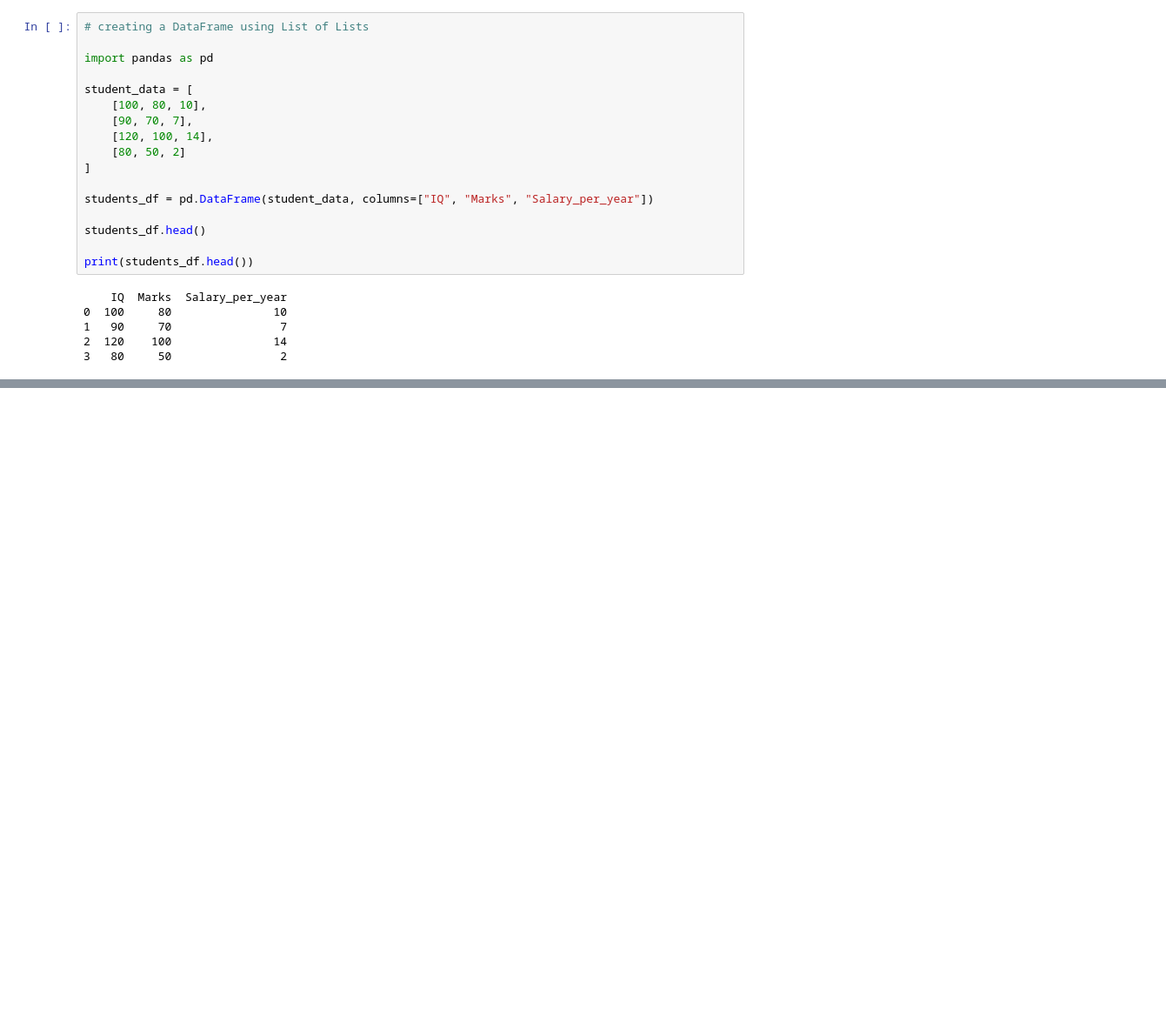
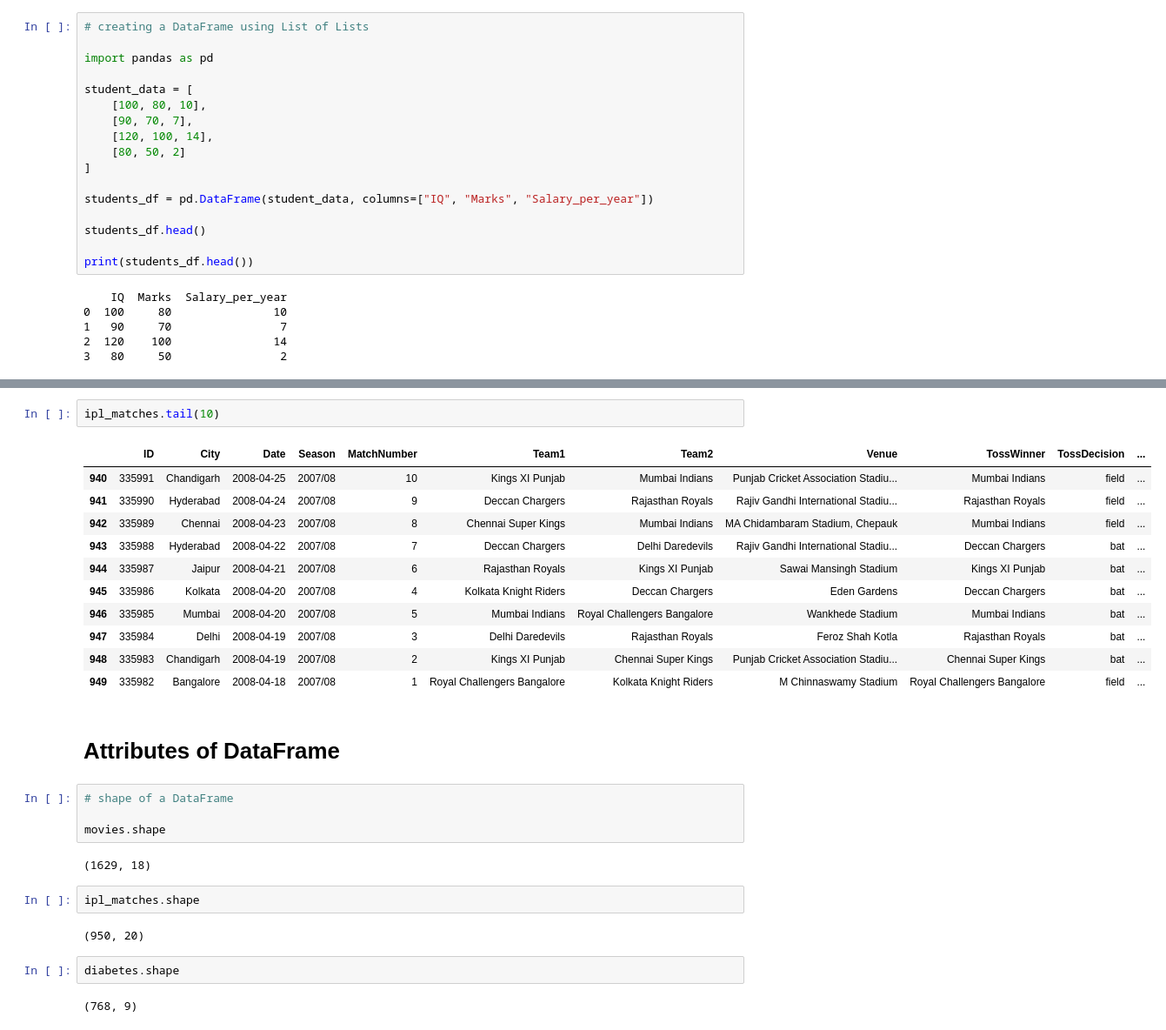
Before and after one commit to arsal3646/Python_Projects, a Jupyter notebook: CampusX_Data_Science_Course/017_Pandas_DataFrame.ipynb, the cells around one changed output, grey strips where cells are left out. Shown at 87% size. Saved outputs shown, nothing was run; the diff lists cells and outputs as text; blank space fills up the shorter version.

Commit message:
attributes of a DataFrame

```diff
--- a/CampusX_Data_Science_Course/017_Pandas_DataFrame.ipynb
+++ b/CampusX_Data_Science_Course/017_Pandas_DataFrame.ipynb
@@ -118,0 +168,30 @@ print(students_df.head())
+# %%
+ipl_matches.tail(10)
+# %% [output]
+|  | ID | City | Date | Season | MatchNumber | Team1 | Team2 | Venue | TossWinner | TossDecision | ... |
+| 940 | 335991 | Chandigarh | 2008-04-25 | 2007/08 | 10 | Kings XI Punjab | Mumbai Indians | Punjab Cricket Association Stadiu... | Mumbai Indians | field | ... |
+| 941 | 335990 | Hyderabad | 2008-04-24 | 2007/08 | 9 | Deccan Chargers | Rajasthan Royals | Rajiv Gandhi International Stadiu... | Rajasthan Royals | field | ... |
+| 942 | 335989 | Chennai | 2008-04-23 | 2007/08 | 8 | Chennai Super Kings | Mumbai Indians | MA Chidambaram Stadium, Chepauk | Mumbai Indians | field | ... |
+| 943 | 335988 | Hyderabad | 2008-04-22 | 2007/08 | 7 | Deccan Chargers | Delhi Daredevils | Rajiv Gandhi International Stadiu... | Deccan Chargers | bat | ... |
+| 944 | 335987 | Jaipur | 2008-04-21 | 2007/08 | 6 | Rajasthan Royals | Kings XI Punjab | Sawai Mansingh Stadium | Kings XI Punjab | bat | ... |
+| 945 | 335986 | Kolkata | 2008-04-20 | 2007/08 | 4 | Kolkata Knight Riders | Deccan Chargers | Eden Gardens | Deccan Chargers | bat | ... |
+| 946 | 335985 | Mumbai | 2008-04-20 | 2007/08 | 5 | Mumbai Indians | Royal Challengers Bangalore | Wankhede Stadium | Mumbai Indians | bat | ... |
+| 947 | 335984 | Delhi | 2008-04-19 | 2007/08 | 3 | Delhi Daredevils | Rajasthan Royals | Feroz Shah Kotla | Rajasthan Royals | bat | ... |
+| 948 | 335983 | Chandigarh | 2008-04-19 | 2007/08 | 2 | Kings XI Punjab | Chennai Super Kings | Punjab Cricket Association Stadiu... | Chennai Super Kings | bat | ... |
+| 949 | 335982 | Bangalore | 2008-04-18 | 2007/08 | 1 | Royal Challengers Bangalore | Kolkata Knight Riders | M Chinnaswamy Stadium | Royal Challengers Bangalore | field | ... |
+# %% [markdown]
+# Attributes of DataFrame
+# %%
+# shape of a DataFrame
+
+movies.shape
+# %% [output]
+(1629, 18)
+# %%
+ipl_matches.shape
+# %% [output]
+(950, 20)
+# %%
+diabetes.shape
+# %% [output]
+(768, 9)
```
Also changed, not shown: parts of 17 cells of this notebook.
